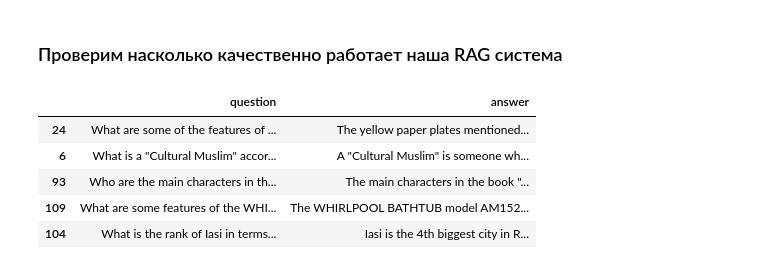
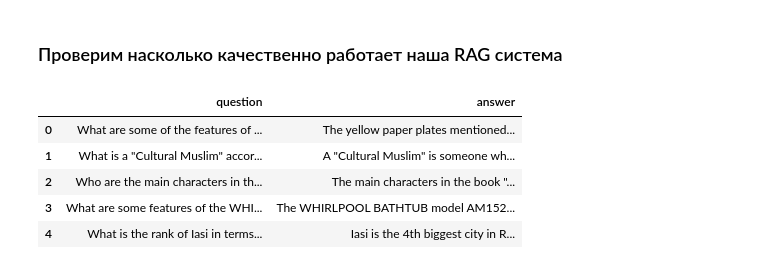
Before and after one commit to Ygrick/SimpleRAG, a Jupyter notebook: notebooks/SimpleRAG.ipynb, the cells around one changed output. Drawn from its saved outputs; the diff is of its cells as text; code cells hidden in the pictures.

```diff
--- a/notebooks/SimpleRAG.ipynb
+++ b/notebooks/SimpleRAG.ipynb
@@ -259,19 +267,19 @@ rag_dataset[3]['answer']
 # %%
 # Положим вопросы и ответы в датафрейм и возьмём лишь 20 примеров (т.к. API имеет лимиты)
 df = pd.DataFrame({
     'question': rag_dataset['question'],
     'answer': rag_dataset['answer'],
 })
-df_sample = df.sample(20, random_state=42)
+df_sample = df.sample(100, random_state=42)
 df_sample.reset_index(drop=True, inplace=True)
 df_sample.head()
 # %% [output]
 |  | question | answer |
-| 24 | What are some of the features of ... | The yellow paper plates mentioned... |
-| 6 | What is a "Cultural Muslim" accor... | A "Cultural Muslim" is someone wh... |
-| 93 | Who are the main characters in th... | The main characters in the book "... |
-| 109 | What are some features of the WHI... | The WHIRLPOOL BATHTUB model AM152... |
-| 104 | What is the rank of Iasi in terms... | Iasi is the 4th biggest city in R... |
+| 0 | What are some of the features of ... | The yellow paper plates mentioned... |
+| 1 | What is a "Cultural Muslim" accor... | A "Cultural Muslim" is someone wh... |
+| 2 | Who are the main characters in th... | The main characters in the book "... |
+| 3 | What are some features of the WHI... | The WHIRLPOOL BATHTUB model AM152... |
+| 4 | What is the rank of Iasi in terms... | Iasi is the 4th biggest city in R... |
 # %%
 def rag_answer(query):
     """
```
Also changed, not shown: parts of 10 cells of this notebook.
